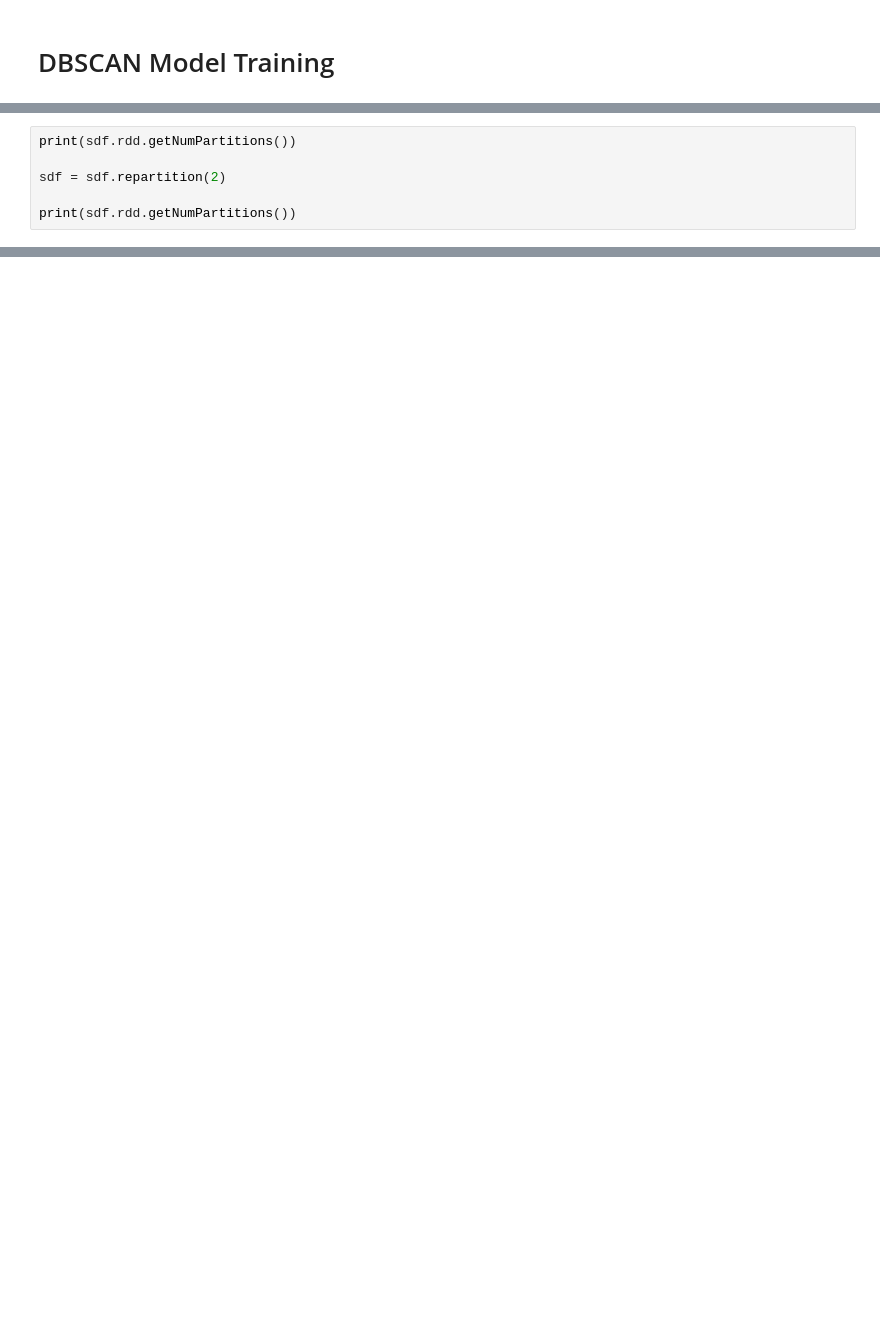
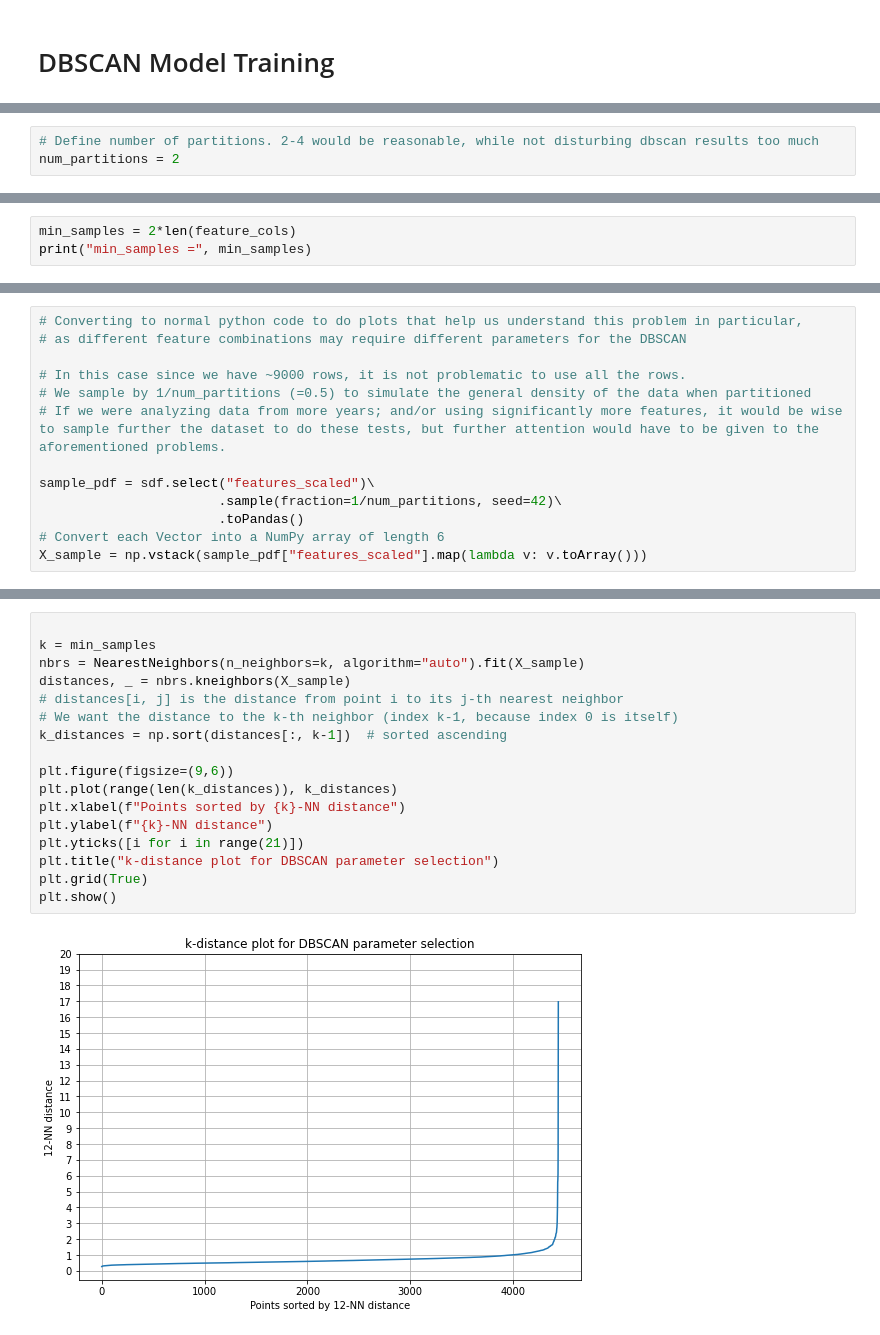
Before and after one commit to berthlou/dsaa_bda, a Jupyter notebook: Training - DBSCAN Model.ipynb, the cells around one changed output, grey strips where cells are left out. Cells and saved outputs as stored; diff of their text form; blank space fills up the shorter version.

Commit message:
updated dbscan

```diff
--- a/Training - DBSCAN Model.ipynb
+++ b/Training - DBSCAN Model.ipynb
@@ -28,3 +50,6 @@ from sklearn.neighbors import KNeighborsClassifier
+# %%
+# Define number of partitions. 2-4 would be reasonable, while not disturbing dbscan results too much
+num_partitions = 2
 # %%
 # Load selected features
 feature_cols_json = dbutils.fs.head("dbfs:/tmp/feature_cols.json")
@@ -44,9 +63,3 @@ sdf = spark.table("historical_weather_hourly_lisbon")
 display(sdf)
 # %% [output]
 [interactive output not drawn]
-# %%
-print(sdf.rdd.getNumPartitions())
-
-sdf = sdf.repartition(2)
-
-print(sdf.rdd.getNumPartitions())
@@ -55,0 +77,3 @@ print(sdf.rdd.getNumPartitions())
+# %%
+min_samples = 2*len(feature_cols)
+print("min_samples =", min_samples)
@@ -55,0 +82,13 @@ print(sdf.rdd.getNumPartitions())
+# %%
+# Converting to normal python code to do plots that help us understand this problem in particular,
+# as different feature combinations may require different parameters for the DBSCAN
+
+# In this case since we have ~9000 rows, it is not problematic to use all the rows.
+# We sample by 1/num_partitions (=0.5) to simulate the general density of the data when partitioned
+# If we were analyzing data from more years; and/or using significantly more features, it would be wise to sample further the dataset to do these tests, but further attention would have to be given to the aforementioned problems.
+
+sample_pdf = sdf.select("features_scaled")\
+                       .sample(fraction=1/num_partitions, seed=42)\
+                       .toPandas()
+# Convert each Vector into a NumPy array of length 6
+X_sample = np.vstack(sample_pdf["features_scaled"].map(lambda v: v.toArray()))
@@ -55,0 +99,19 @@ print(sdf.rdd.getNumPartitions())
+# %%
+
+k = min_samples
+nbrs = NearestNeighbors(n_neighbors=k, algorithm="auto").fit(X_sample)
+distances, _ = nbrs.kneighbors(X_sample)
+# distances[i, j] is the distance from point i to its j-th nearest neighbor
+# We want the distance to the k-th neighbor (index k-1, because index 0 is itself)
+k_distances = np.sort(distances[:, k-1])  # sorted ascending
+
+plt.figure(figsize=(9,6))
+plt.plot(range(len(k_distances)), k_distances)
+plt.xlabel(f"Points sorted by {k}-NN distance")
+plt.ylabel(f"{k}-NN distance")
+plt.yticks([i for i in range(21)])
+plt.title("k-distance plot for DBSCAN parameter selection")
+plt.grid(True)
+plt.show()
+# %% [output]
+[figure, added]
```
Also changed, not shown: parts of 26 cells of this notebook, 1 other file.
